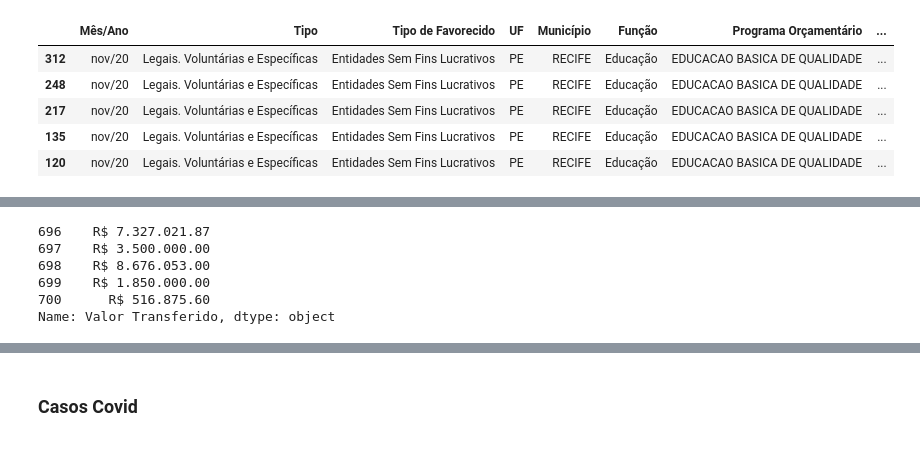
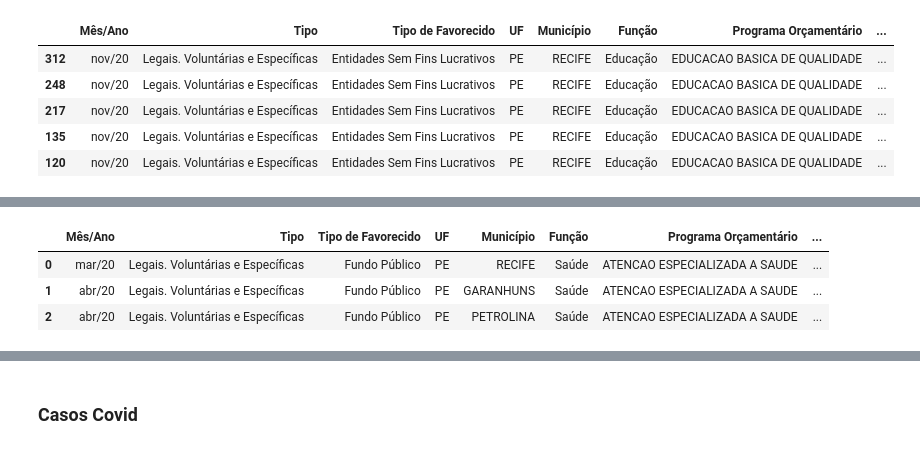
Before and after one commit to marcosw1998/Data-Science, a Jupyter notebook: Analysis_Notebook/covid_spends_brazil.ipynb, the cells around one changed output, grey strips where cells are left out. Saved outputs shown, nothing was run; the diff lists cells and outputs as text; code cells hidden in the pictures.

```diff
--- a/Analysis_Notebook/covid_spends_brazil.ipynb
+++ b/Analysis_Notebook/covid_spends_brazil.ipynb
@@ -233,9 +232,12 @@ invest_covidPe['Valor Transferido'].map(lambda words: words.strip("R$ "))
-# %%
-invest_covidPe['Valor Transferido'].tail(5)
-# %% [output]
-696    R$ 7.327.021.87
-697    R$ 3.500.000.00
-698    R$ 8.676.053.00
-699    R$ 1.850.000.00
-700      R$ 516.875.60
-Name: Valor Transferido, dtype: object
+# %%
+# Tratamento e conversão do CSV-String para float
+invest_covidPe['valores_transferidos'] = invest_covidPe['Valor Transferido'].apply(lambda words: words.replace('R$ ', ''))
+valores_transferidos = invest_covidPe['valores_transferidos'].map(lambda words: float(words[:-3].replace('.','') + words[-3:]))
+#valores_transferidos = valores_transferidos.astype(float)
+# %%
+invest_covidPe.head(3)
+# %% [output]
+|  | Mês/Ano | Tipo | Tipo de Favorecido | UF | Município | Função | Programa Orçamentário | ... |
+| 0 | mar/20 | Legais. Voluntárias e Específicas | Fundo Público | PE | RECIFE | Saúde | ATENCAO ESPECIALIZADA A SAUDE | ... |
+| 1 | abr/20 | Legais. Voluntárias e Específicas | Fundo Público | PE | GARANHUNS | Saúde | ATENCAO ESPECIALIZADA A SAUDE | ... |
+| 2 | abr/20 | Legais. Voluntárias e Específicas | Fundo Público | PE | PETROLINA | Saúde | ATENCAO ESPECIALIZADA A SAUDE | ... |
```
Also changed, not shown: parts of 8 cells of this notebook.
